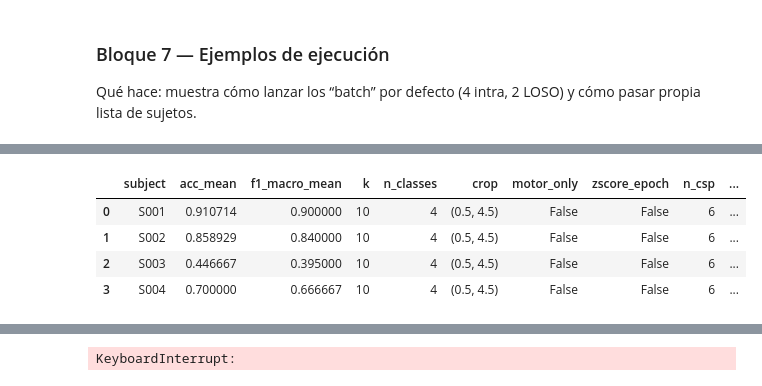
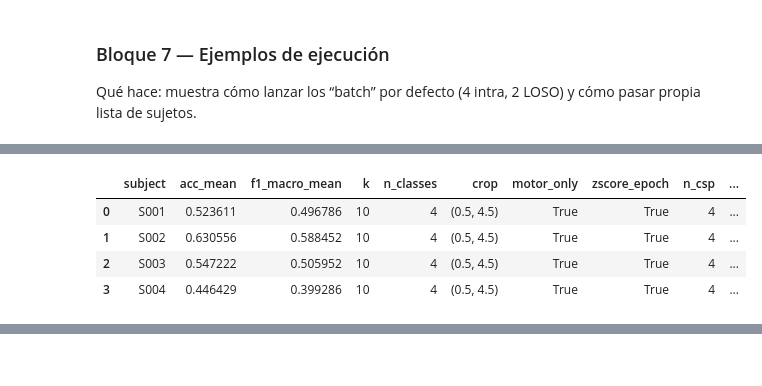
Before and after one commit to JACS002/EEG_Clasificador, a Jupyter notebook: models/fbcsp_lda/fbcsp_lda.ipynb, the cells around one changed output, grey strips where cells are left out. Cells and saved outputs as stored; diff of their text form; code cells hidden in the pictures.

Commit message:
Add metrics comparison data for subjects in EDA analysis

```diff
--- a/models/fbcsp_lda/fbcsp_lda.ipynb
+++ b/models/fbcsp_lda/fbcsp_lda.ipynb
@@ -115,7 +115,7 @@ DEFAULT_N_CSP = 6
 LDA_PARAMS = dict(solver='lsqr', shrinkage='auto')
 
 # Tokens para picks motores
-MOTOR_TOKENS = ['C3', 'CZ', 'C4']
+MOTOR_TOKENS = ['C3', 'CZ', 'C4', 'FC3', 'FC4', 'CP3', 'CPZ', 'CP4']
 
 def _epochs_to_Xy(epochs: mne.Epochs):
     """Extrae X (numpy) y y (clases string) desde Epochs (respeta event_id)."""
@@ -154,7 +154,7 @@ def _fit_fb_csp_transform(train_ep: mne.Epochs,
     """
     Aplica FBCSP con opciones:
       - crop_window=(tmin,tmax) recorta épocas sin reexportar FIF
-      - motor_only=True: usa solo C3/Cz/C4
+      - motor_only=True: usa solo canales elegidos
       - zscore_epoch=True: z-score dentro de cada época y canal antes de CSP
       - fb_bands: lista de sub-bandas [(fmin,fmax), ...]
     Devuelve (Xtr_fb, Xte_fb) con features concatenadas.
@@ -317,7 +317,7 @@ Qué hace: ejecuta CV por sujeto con FBCSP+LDA, imprime métricas limpias, guard
 
 Añade argumentos crop_window, motor_only, zscore_epoch, fb_bands, n_csp. Guarda lo de siempre (matriz, métricas, log) pero ahora puedes probar rápidamente ventanas/picks
 # %%
-# %% [Intra-sujeto — Mejorado] CV por sujeto con crop/picks/zscore/banco denso
+# [Intra-sujeto] CV por sujeto con crop/picks/zscore/banco denso
 from sklearn.model_selection import StratifiedKFold
 from sklearn.preprocessing import LabelEncoder
 
@@ -326,7 +326,7 @@ def run_intra_subject(subject_id='S001',
                       k=5,
                       random_state=42,
                       crop_window=None,          # p.ej. (0.5, 3.5)
-                      motor_only=False,          # True -> C3/Cz/C4
+                      motor_only=False,          # True -> usa solo canales elegidos
                       zscore_epoch=False,        # True -> z-score por época
                       fb_bands=FB_BANDS_DENSE,   # o FB_BANDS_CLASSIC
                       n_csp=DEFAULT_N_CSP):
@@ -334,7 +334,7 @@ def run_intra_subject(subject_id='S001',
     K-fold CV (FBCSP+LDA) con opciones de ventana/picks/zscore/fb.
     Guarda matriz agregada y métricas en models/fbcsp_lda/{figures,tables,logs}.
     """
-    logger, log_path = _init_logger(run_name=f"intra_{subject_id}_099")
+    logger, log_path = _init_logger(run_name=f"intra_{subject_id}_motor_only")
     fif_path = fif_dir / f'{subject_id}_MI-epo.fif'
     epochs = mne.read_epochs(fif_path, preload=True, verbose=False)
 
@@ -825,10 +825,10 @@ Qué hace: muestra cómo lanzar los “batch” por defecto (4 intra, 2 LOSO) y
 _ = run_intra_batch(
     k=10,
     crop_window=(0.5, 4.5),
-    motor_only=False,
-    zscore_epoch=False,
+    motor_only=True,
+    zscore_epoch=True,
     fb_bands=FB_BANDS_DENSE,
-    n_csp=6
+    n_csp=4
 )
 
 # 2) LOSO de los 2 primeros sujetos como TEST (rápido para validar)
@@ -850,15 +850,15 @@ _ = run_intra_batch(
 # )
 
 # 4) LOSO single con calibrado mínimo (k=5 épocas/clase del sujeto test)
-row_single = run_loso_single(
-    'S001',
-    crop_window=(0.5, 4.5),
-    motor_only=False,
-    zscore_epoch=False,
-    fb_bands=FB_BANDS_DENSE,
-    n_csp=6,
-    calibrate_k_per_class=5
-)
+# row_single = run_loso_single(
+#     'S001',
+#     crop_window=(0.5, 4.5),
+#     motor_only=True,
+#     zscore_epoch=False,
+#     fb_bands=FB_BANDS_DENSE,
+#     n_csp=6,
+#     calibrate_k_per_class=5
+# )
 # %% [output]
 [INTRA BATCH] sujetos: ['S001', 'S002', 'S003', 'S004']
 
@@ -880,5 +880,5 @@ Resumen intra batch → C:\Users\joelc\Desktop\eeg2\models\fbcsp_lda\tables\metr
 |  | subject | acc_mean | f1_macro_mean | k | n_classes | crop | motor_only | zscore_epoch | n_csp | ... |
-| 0 | S001 | 0.910714 | 0.900000 | 10 | 4 | (0.5, 4.5) | False | False | 6 | ... |
-| 1 | S002 | 0.858929 | 0.840000 | 10 | 4 | (0.5, 4.5) | False | False | 6 | ... |
-| 2 | S003 | 0.446667 | 0.395000 | 10 | 4 | (0.5, 4.5) | False | False | 6 | ... |
-| 3 | S004 | 0.700000 | 0.666667 | 10 | 4 | (0.5, 4.5) | False | False | 6 | ... |
+| 0 | S001 | 0.523611 | 0.496786 | 10 | 4 | (0.5, 4.5) | True | True | 4 | ... |
+| 1 | S002 | 0.630556 | 0.588452 | 10 | 4 | (0.5, 4.5) | True | True | 4 | ... |
+| 2 | S003 | 0.547222 | 0.505952 | 10 | 4 | (0.5, 4.5) | True | True | 4 | ... |
+| 3 | S004 | 0.446429 | 0.399286 | 10 | 4 | (0.5, 4.5) | True | True | 4 | ... |
@@ -887 +884,0 @@ Resumen intra batch → C:\Users\joelc\Desktop\eeg2\models\fbcsp_lda\tables\metr
-KeyboardInterrupt:
```
Also changed, not shown: parts of 5 cells of this notebook, 44 other files.
